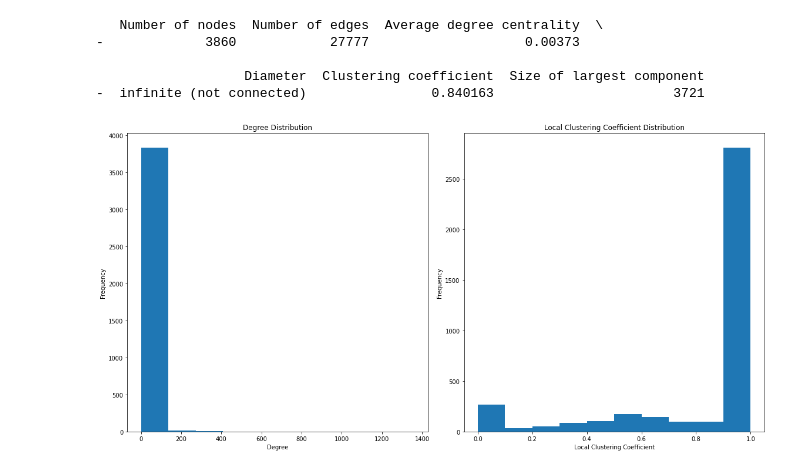
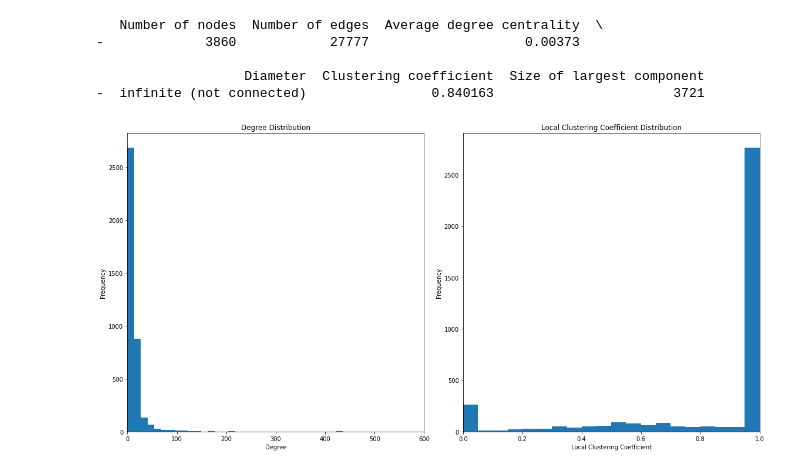
Before and after one commit to latolli/tweet-analysis, a Jupyter notebook: twitter_graphs.ipynb, the cells around one changed output. Saved outputs shown, nothing was run; the diff lists cells and outputs as text; code cells hidden in the pictures.

Commit message:
histograms done'd

```diff
--- a/twitter_graphs.ipynb
+++ b/twitter_graphs.ipynb
@@ -207,28 +207,31 @@ print(main_properties_dataframe)
 # %%
 
 # degree_sequence = sorted(G.degree(), key=lambda x: x[1], reverse=True)
 #degree_sequence = sorted(G.degree(), reverse=True)
 local_clustering_sequence = sorted(nx.clustering(G).values(), reverse=True)
 degrees = [val for (node, val) in sorted(G.degree(), key=lambda pair: pair[0])]
 
+degrees = sorted(degrees)
 fig = plt.figure(figsize=(16, 8))
 ax1 = fig.add_subplot(121)
-ax1.hist(degrees, label=None, stacked=False, density=False)
+ax1.hist(degrees, label=None, stacked=False, density=False, bins=100)
 ax1.set_title("Degree Distribution")
 ax1.set_xlabel("Degree")
 ax1.set_ylabel("Frequency")
+ax1.set_xlim(0, 600)
 ax1.tick_params(axis='x', which='minor', bottom=True, labelbottom=False)
 
 ax2 = fig.add_subplot(122)
-ax2.hist(local_clustering_sequence)
+ax2.hist(local_clustering_sequence, bins=20)
 ax2.set_title("Local Clustering Coefficient Distribution")
 ax2.set_xlabel("Local Clustering Coefficient")
+ax2.set_xlim(0, 1)
 ax2.set_ylabel("Frequency")
 
 plt.tight_layout()
 plt.show()
 # %% [output]
-[figure, old version]
+[figure, new version]
 # %%
 # label propagation algorithm for finding communities
 communities = nx.algorithms.community.label_propagation.label_propagation_communities(G)
```
Also changed, not shown: parts of 1 cell of this notebook.
